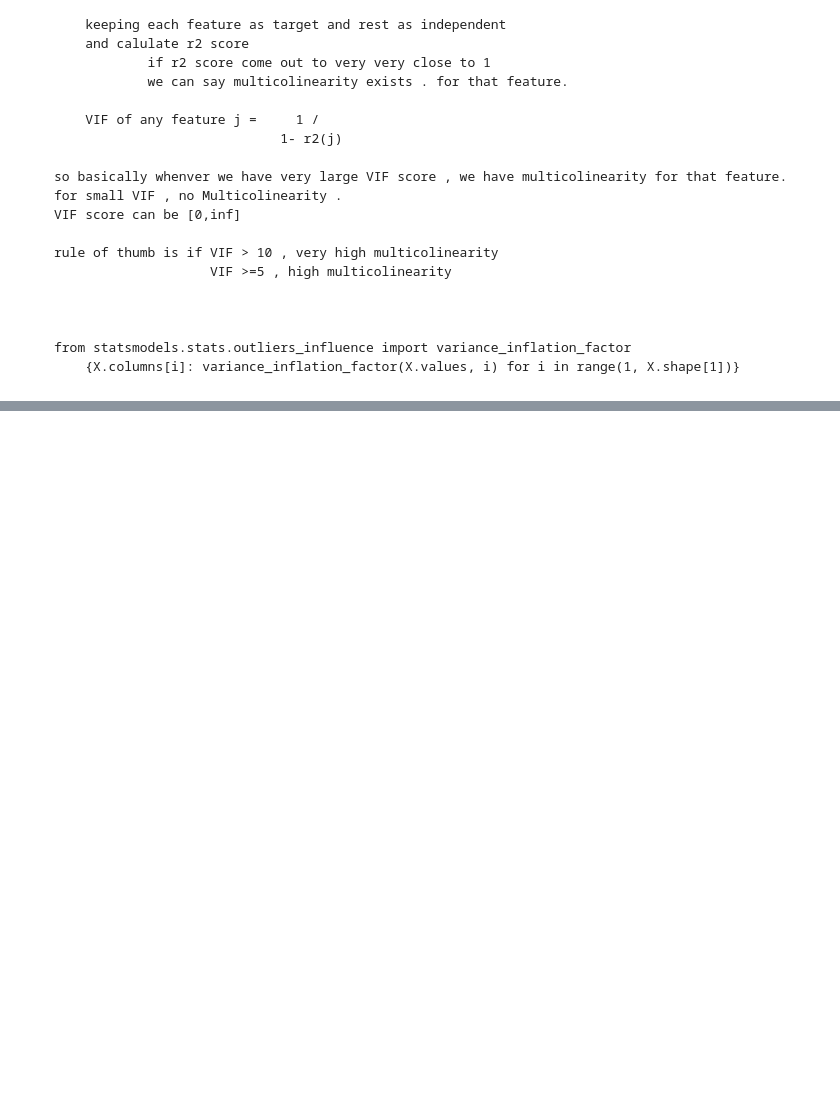
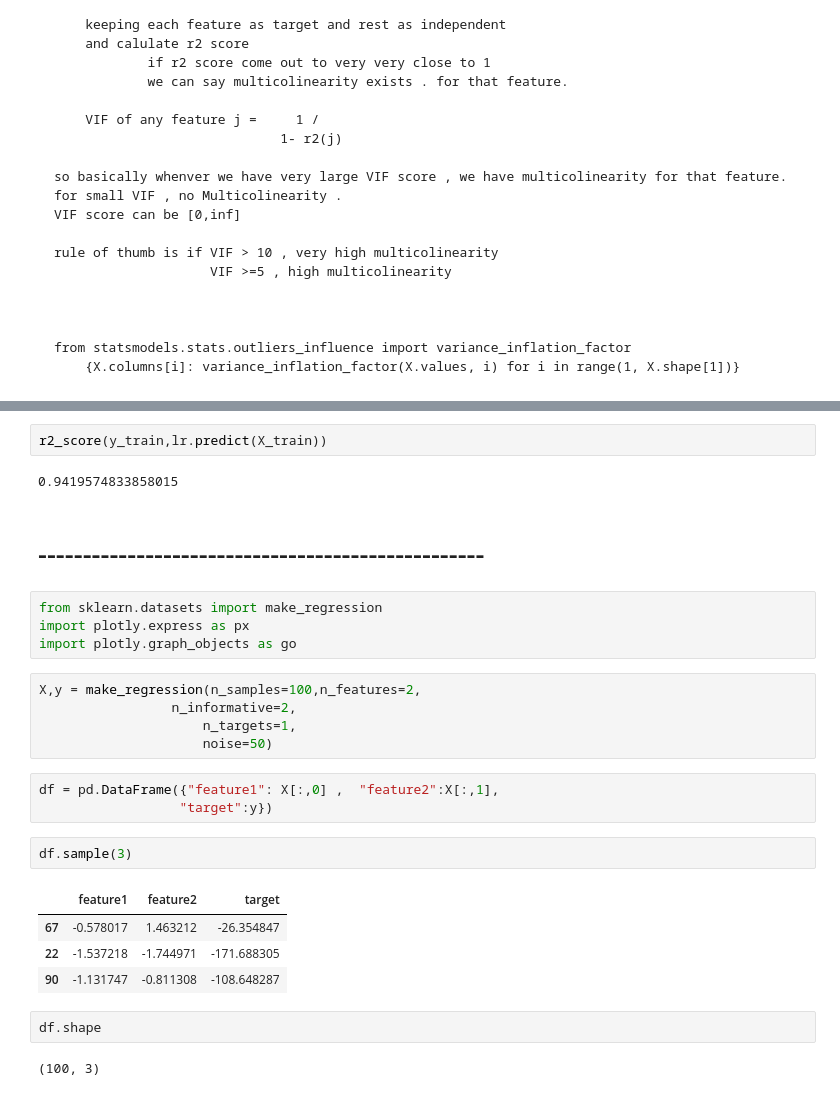
Before and after one commit to 28101991SUNNY/DSML-Classical-Machine-Learning-1, a Jupyter notebook: 01 - ML regression 1-2-3.ipynb, the cells around one changed output, grey strips where cells are left out. Cells and saved outputs as stored; diff of their text form; blank space fills up the shorter version.

```diff
--- a/01 - ML regression 1-2-3.ipynb
+++ b/01 - ML regression 1-2-3.ipynb
@@ -756,0 +1010,29 @@ https://towardsdatascience.com/assumptions-of-linear-regression-fdb71ebeaa8b
+# %%
+r2_score(y_train,lr.predict(X_train))
+# %% [output]
+0.9419574833858015
+# %% [markdown]
+# --------------------------------------------------
+# %%
+from sklearn.datasets import make_regression
+import plotly.express as px
+import plotly.graph_objects as go
+# %%
+X,y = make_regression(n_samples=100,n_features=2,
+                 n_informative=2,
+                     n_targets=1,
+                     noise=50)
+# %%
+df = pd.DataFrame({"feature1": X[:,0] ,  "feature2":X[:,1],
+                  "target":y})
+# %%
+df.sample(3)
+# %% [output]
+|  | feature1 | feature2 | target |
+| 67 | -0.578017 | 1.463212 | -26.354847 |
+| 22 | -1.537218 | -1.744971 | -171.688305 |
+| 90 | -1.131747 | -0.811308 | -108.648287 |
+# %%
+df.shape
+# %% [output]
+(100, 3)
```
Also changed, not shown: parts of 87 cells of this notebook.
